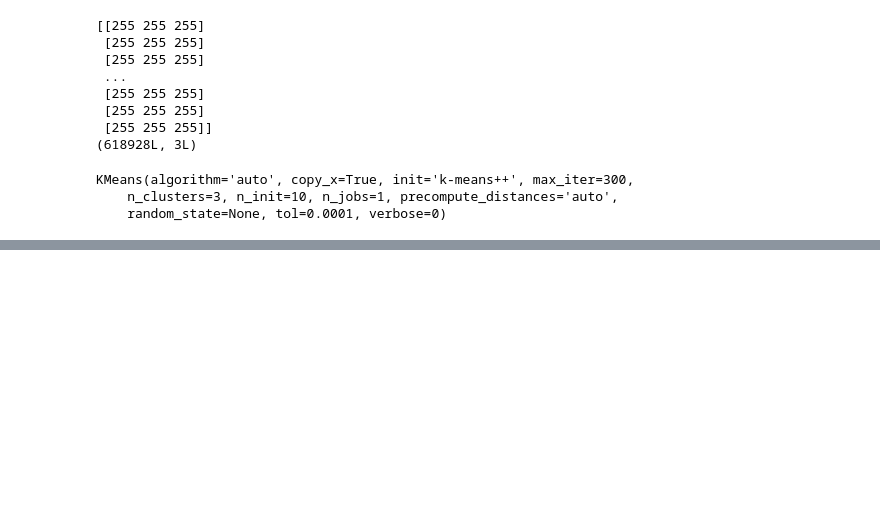
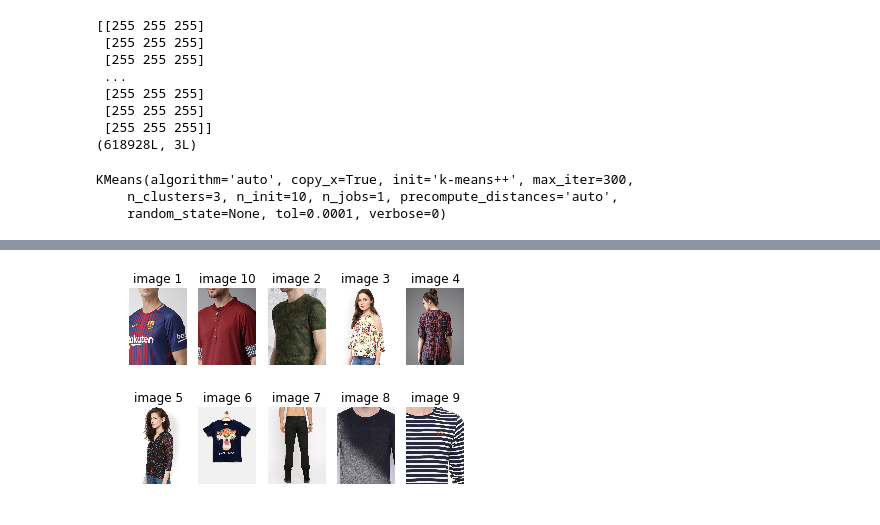
Before and after one commit to Amit8273600243/most_dominant_colour, a Jupyter notebook: Colorify.ipynb, the cells around one changed output, grey strips where cells are left out. Cells and saved outputs as stored; diff of their text form; code cells hidden in the pictures; blank space fills up the shorter version.

```diff
--- a/Colorify.ipynb
+++ b/Colorify.ipynb
@@ -66,0 +67,15 @@ plt.show()
+# %%
+import os
+import PIL
+rows = 2
+os.chdir('C:\Users\lappy\Anaconda2\Dominant_color\New folder')
+files = os.listdir('C:\Users\lappy\Anaconda2\Dominant_color\New folder')
+
+for num, x in enumerate(files):
+    images = PIL.Image.open(x)
+    plt.subplot(rows,5,num+1)
+    plt.title(x.split('.')[0])
+    plt.axis('off')
+    plt.imshow(images)
+# %% [output]
+[figure, added]
```
Also changed, not shown: parts of 13 cells of this notebook, 20 other files.
